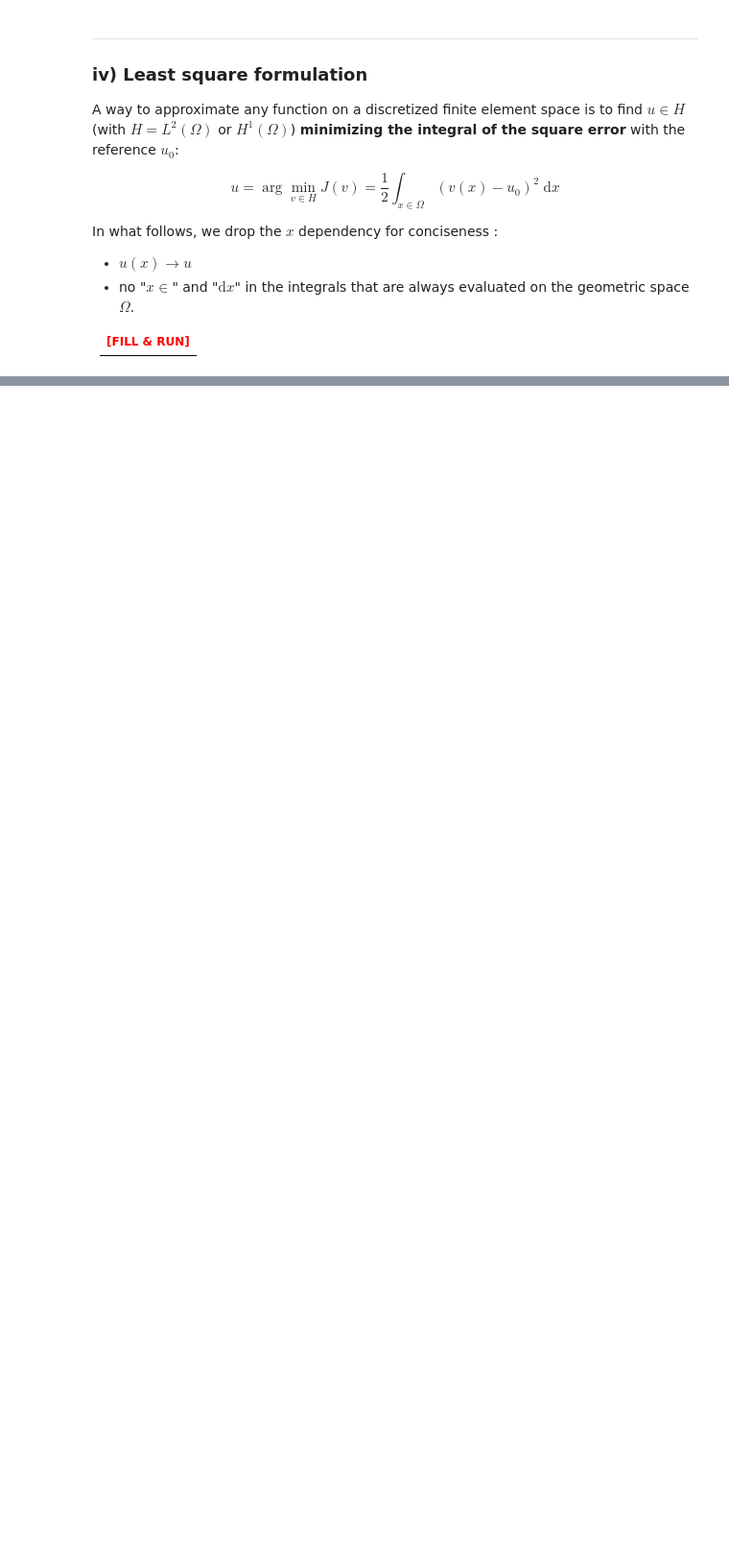
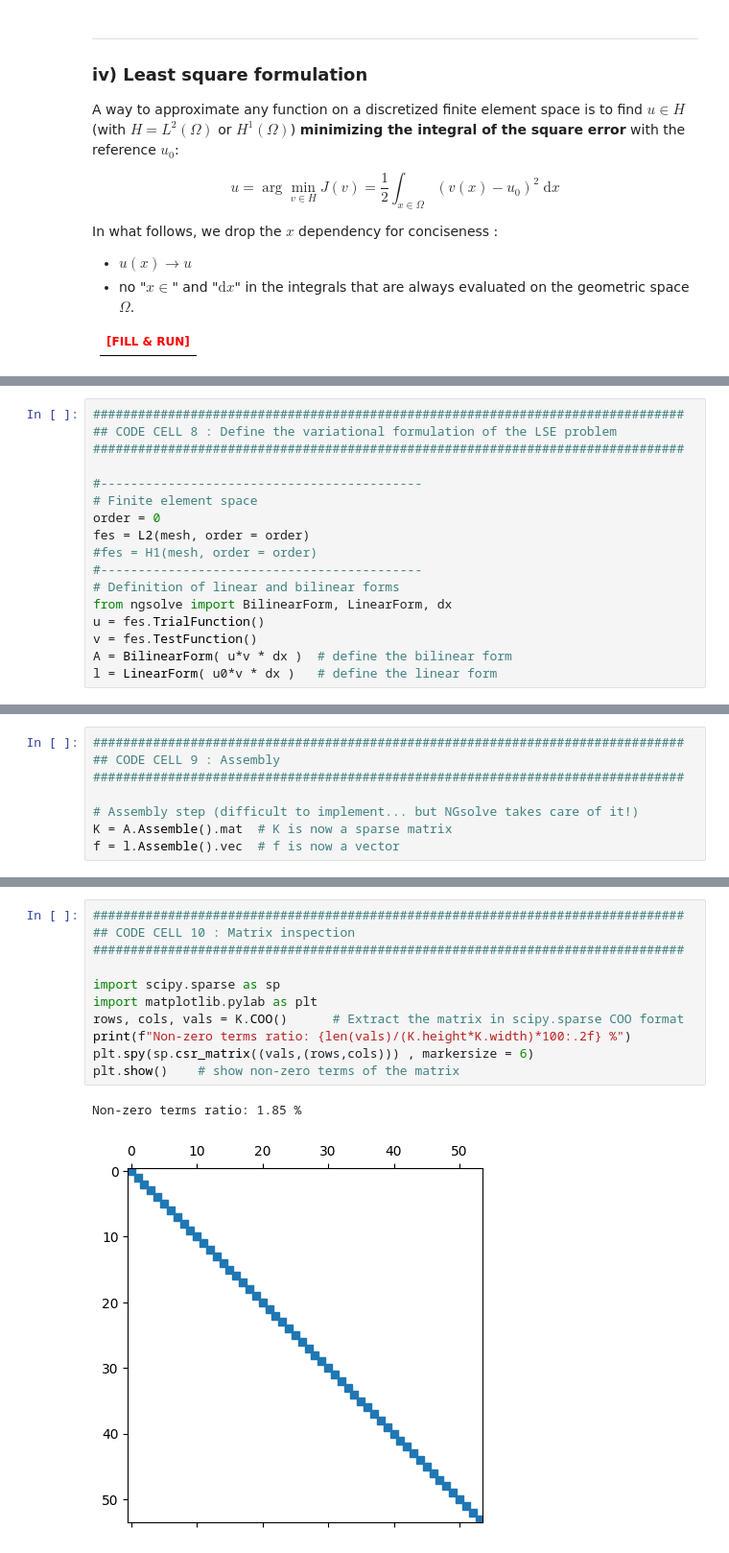
Before and after one commit to tcherrie/tutorial-topopt, a Jupyter notebook: content/teacher/1_FEM_forward_problem.ipynb, the cells around one changed output, grey strips where cells are left out. Shown at 96% size. Cells and saved outputs as stored; diff of their text form; blank space fills up the shorter version.

```diff
--- a/content/teacher/1_FEM_forward_problem.ipynb
+++ b/content/teacher/1_FEM_forward_problem.ipynb
@@ -114,0 +265,17 @@ def J(u):
+# %%
+###############################################################################
+## CODE CELL 8 : Define the variational formulation of the LSE problem
+###############################################################################
+
+#-------------------------------------------
+# Finite element space
+order = 0
+fes = L2(mesh, order = order)
+#fes = H1(mesh, order = order)
+#-------------------------------------------
+# Definition of linear and bilinear forms
+from ngsolve import BilinearForm, LinearForm, dx
+u = fes.TrialFunction()
+v = fes.TestFunction()
+A = BilinearForm( u*v * dx )  # define the bilinear form
+l = LinearForm( u0*v * dx )   # define the linear form
@@ -114,0 +300,8 @@ def J(u):
+# %%
+###############################################################################
+## CODE CELL 9 : Assembly
+###############################################################################
+
+# Assembly step (difficult to implement... but NGsolve takes care of it!)
+K = A.Assemble().mat  # K is now a sparse matrix
+f = l.Assemble().vec  # f is now a vector
@@ -114,0 +315,14 @@ def J(u):
+# %%
+###############################################################################
+## CODE CELL 10 : Matrix inspection
+###############################################################################
+
+import scipy.sparse as sp
+import matplotlib.pylab as plt
+rows, cols, vals = K.COO()      # Extract the matrix in scipy.sparse COO format
+print(f"Non-zero terms ratio: {len(vals)/(K.height*K.width)*100:.2f} %")
+plt.spy(sp.csr_matrix((vals,(rows,cols))) , markersize = 6)
+plt.show()    # show non-zero terms of the matrix
+# %% [output]
+Non-zero terms ratio: 1.85 %
+[figure, added]
```
Also changed, not shown: parts of 21 cells of this notebook.
